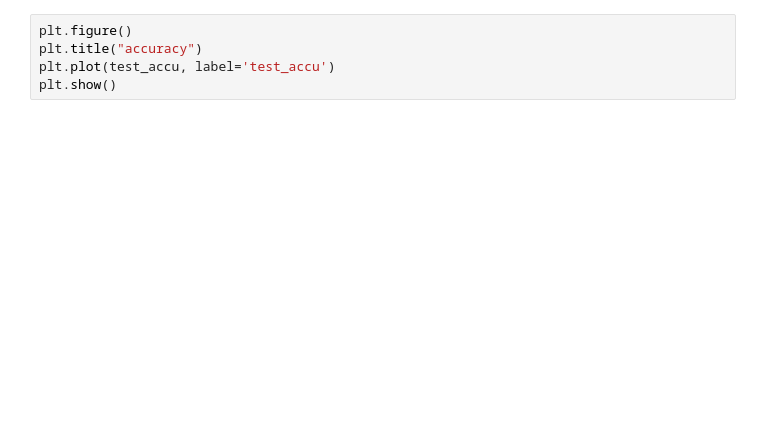
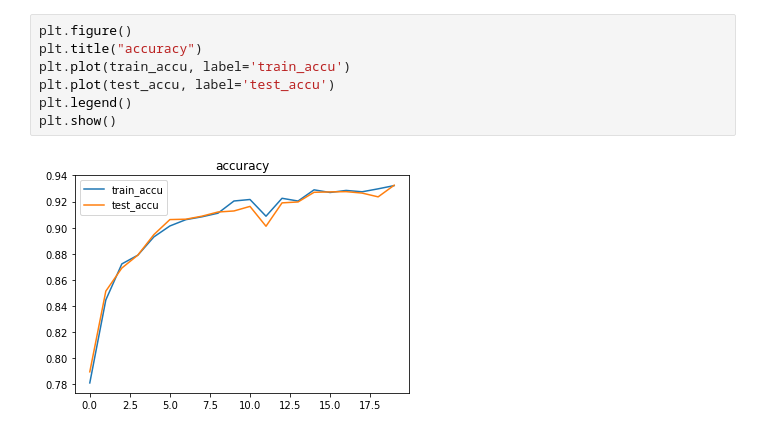
Before and after one commit to shizuku/cranet, a Jupyter notebook: examples/mnist/mnist.ipynb, the cells around one changed output. Drawn from its saved outputs; the diff is of its cells as text; blank space fills up the shorter version.

```diff
--- a/examples/mnist/mnist.ipynb
+++ b/examples/mnist/mnist.ipynb
@@ -144,5 +216,9 @@ plt.show()
 # %%
 plt.figure()
 plt.title("accuracy")
+plt.plot(train_accu, label='train_accu')
 plt.plot(test_accu, label='test_accu')
+plt.legend()
 plt.show()
+# %% [output]
+[figure, added]
```
Also changed, not shown: parts of 29 cells of this notebook, 3 other files.
